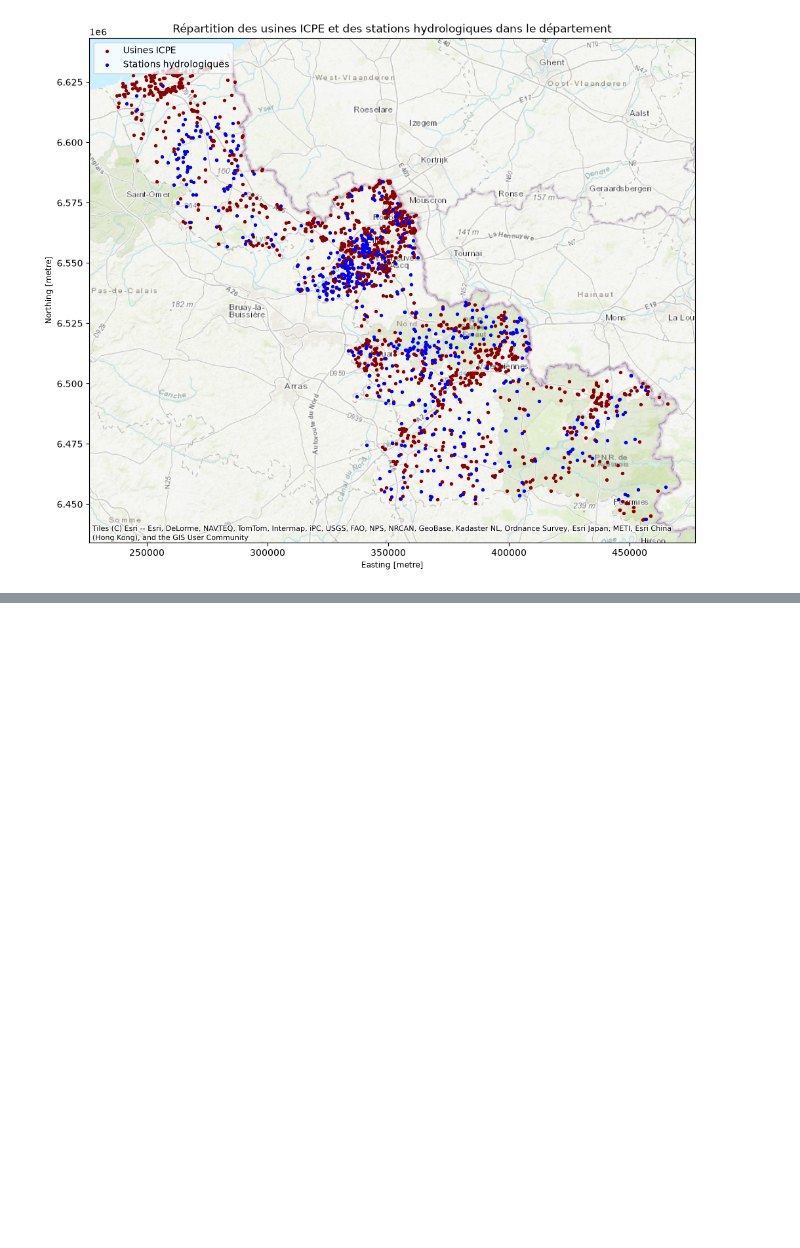
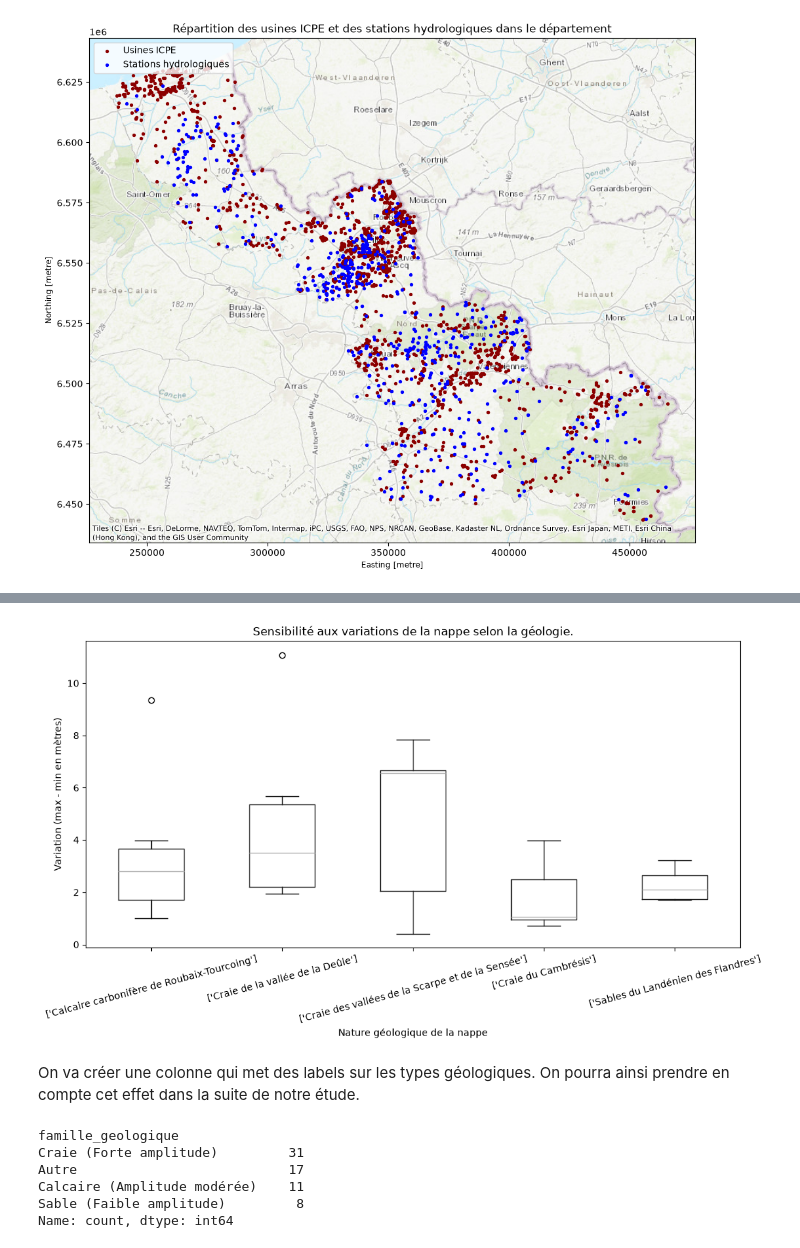
Before and after one commit to Nathan-de-J/PYDS, a Jupyter notebook: website/code/index.ipynb, the cells around one changed output, grey strips where cells are left out. Drawn from its saved outputs; the diff is of its cells as text; code cells hidden in the pictures; blank space fills up the shorter version.

```diff
--- a/website/code/index.ipynb
+++ b/website/code/index.ipynb
@@ -301,0 +359,8 @@ chroniques = chroniques.merge(stations[["code_bss", "nb_usines_5km"]], on="code_
+# %%
+moyenne_par_station = chroniques.groupby("code_bss")["niveau_nappe_eau"].mean().reset_index()
+moyenne_par_station = moyenne_par_station.rename(columns={"niveau_nappe_eau": "moyenne_de_station"})
+chroniques = chroniques.merge(moyenne_par_station, on="code_bss", how="left")   #On rajoute la colonne dans le DataFrame de base en affectant à chaque ligne d'observation une colonne avec la moyenne de sa station
+
+chroniques["niveau_eau_isole"] = chroniques["niveau_nappe_eau"] - chroniques["moyenne_de_station"]
+
+print(chroniques[["code_bss", "date_mesure", "niveau_nappe_eau", "niveau_eau_isole"]].sample(15))
@@ -301,0 +390,47 @@ chroniques = chroniques.merge(stations[["code_bss", "nb_usines_5km"]], on="code_
+# %%
+#Nettoyage de type :
+stations['noms_masse_eau_edl'] = stations['noms_masse_eau_edl'].astype(str)
+
+#Calcul des variations du niveau de chaque nappe
+amplitude = chroniques.groupby('code_bss')['niveau_nappe_eau'].agg(lambda x: x.max() - x.min()).reset_index()
+amplitude = amplitude.rename(columns={'niveau_nappe_eau': 'amplitude_metres'})
+stations = stations.merge(amplitude, on='code_bss', how='inner')
+
+#On prend les 5 sols les plus fréquents
+compte = stations.groupby('noms_masse_eau_edl').size()
+tri = compte.sort_values(ascending=False)
+top_5_sols = tri.head(5).index
+
+stations_top = stations[stations['noms_masse_eau_edl'].isin(top_5_sols)]
+stations_top.boxplot(column='amplitude_metres', by='noms_masse_eau_edl', grid=False, rot=15, figsize=(12, 6))
+plt.title("Sensibilité aux variations de la nappe selon la géologie.")
+plt.suptitle("") # sinon pPandas met un sous-titre automatique
+plt.ylabel("Variation (max - min en mètres)")
+plt.xlabel("Nature géologique de la nappe")
+plt.show()
+# %% [output]
+[figure, added]
+# %% [markdown]
+On va créer une colonne qui met des labels sur les types géologiques. On pourra ainsi prendre en compte cet effet dans la suite de notre étude.
+# %%
+#Petit nettoyage de type
+stations['noms_masse_eau_edl'] = stations['noms_masse_eau_edl'].astype(str)
+
+#Familles de sols
+conditions_geo = [
+    stations['noms_masse_eau_edl'].str.contains('Craie', case=False, na=False),
+    stations['noms_masse_eau_edl'].str.contains('Sable|Landénien', case=False, na=False),
+    stations['noms_masse_eau_edl'].str.contains('Calcaire', case=False, na=False)
+]
+labels_type_station = ['Craie (Forte amplitude)', 'Sable (Faible amplitude)', 'Calcaire (Amplitude modérée)']
+
+#On ajoute la colonne au dataframe
+stations['famille_geologique'] = np.select(conditions_geo, labels_type_station, default='Autre')
+print(stations['famille_geologique'].value_counts())
+# %% [output]
+famille_geologique
+Craie (Forte amplitude)         31
+Autre                           17
+Calcaire (Amplitude modérée)    11
+Sable (Faible amplitude)         8
+Name: count, dtype: int64
```
Also changed, not shown: parts of 41 cells of this notebook.
